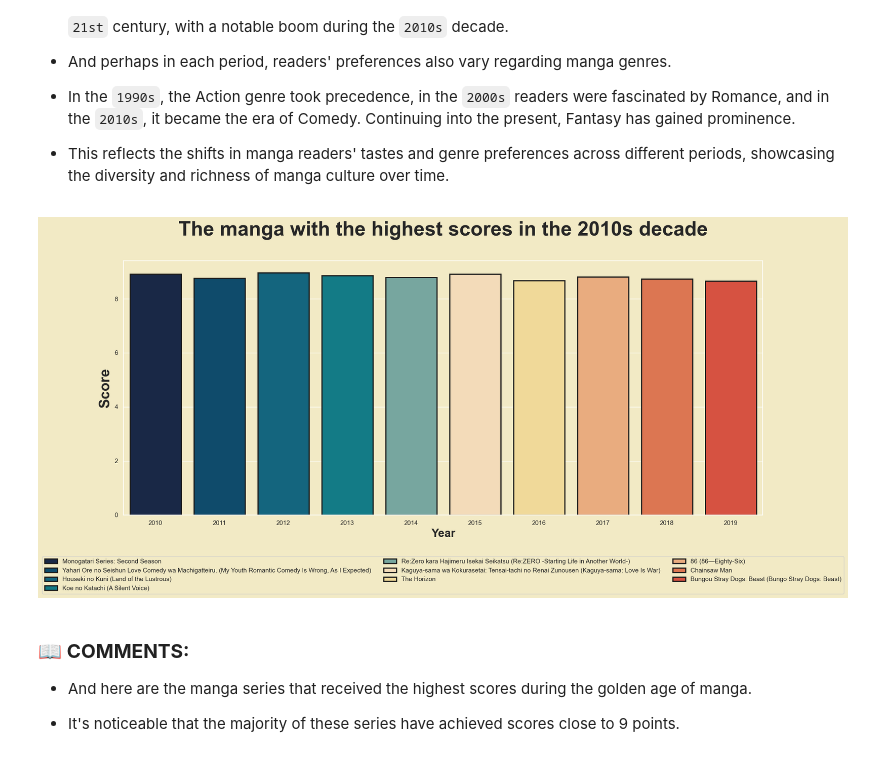
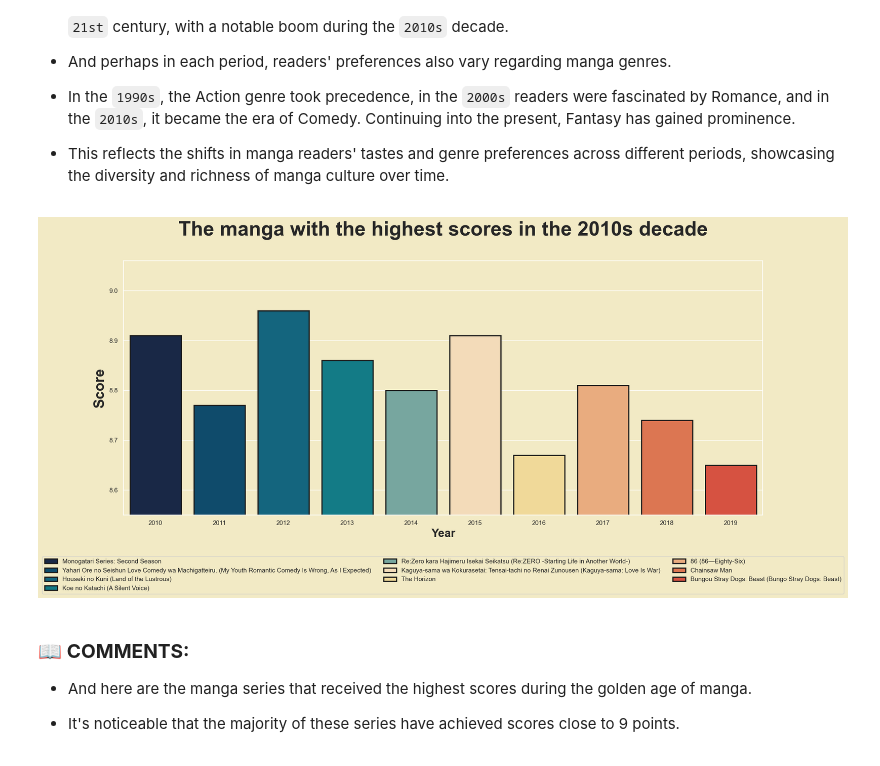
Before and after one commit to duongtruongbinh/IntroDS_FinalProject, a Jupyter notebook: src/Asking_Questions_and_Analyzing.ipynb, the cells around one changed output. Cells and saved outputs as stored; diff of their text form; code cells hidden in the pictures.

```diff
--- a/src/Asking_Questions_and_Analyzing.ipynb
+++ b/src/Asking_Questions_and_Analyzing.ipynb
@@ -2702,20 +2689,22 @@ plt.show()
 # %%
 manga_2010s = manga_copy_df[(manga_copy_df['Release date'].dt.year >= 2010) & (manga_copy_df['Release date'].dt.year < 2020)]
 
 max_score_per_year = manga_2010s.groupby(manga_2010s['Release date'].dt.year)['Score'].idxmax()
 top_manga_by_year = manga_2010s.loc[max_score_per_year]
 
 palette = ["#11264e","#00507A","#026e90","#008b99","#6faea4","#fcdcb0","#FEE08B","#faa96e","#f36b3b","#ef3f28","#CC0028"]
 fig, axes = plt.subplots(1, 1, figsize=(20,8))
 sns.barplot(x=top_manga_by_year['Release date'].dt.year, y=top_manga_by_year['Score'],palette=palette,hue=top_manga_by_year['Title'],ax=axes,linewidth=2,edgecolor='k')
 axes.set_title('The manga with the highest scores in the 2010s decade\n',fontsize=35, weight='bold')
 axes.set_xlabel('Year', fontsize=20, weight='bold')
 axes.set_ylabel('Score',fontsize=25, weight='bold')
 
+plt.ylim(min(top_manga_by_year['Score']) - 0.1, max(top_manga_by_year['Score']) + 0.1)
+
 plt.legend(title='',  bbox_to_anchor=(0.5, -0.15), loc='upper center', ncol=3)
 plt.show()
 # %% [output]
-[figure, old version]
+[figure, new version]
 # %% [markdown]
 ### 📖 **COMMENTS:**
 - And here are the manga series that received the highest scores during the golden age of manga.
```
Also changed, not shown: parts of 8 cells of this notebook.
